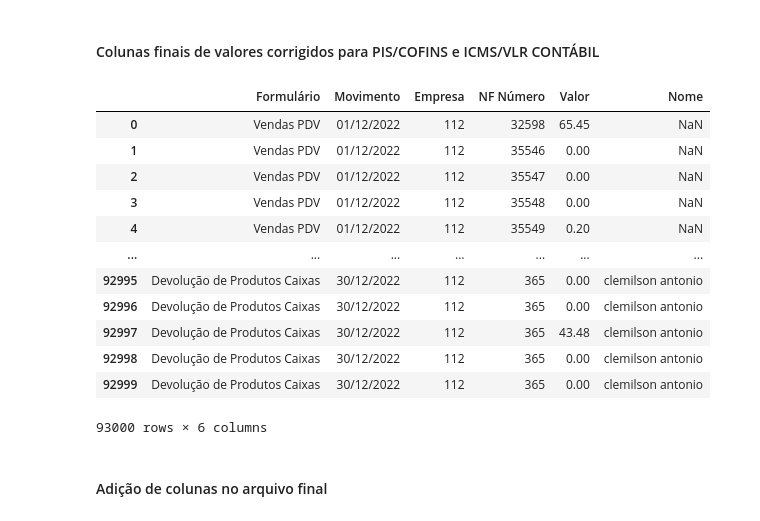
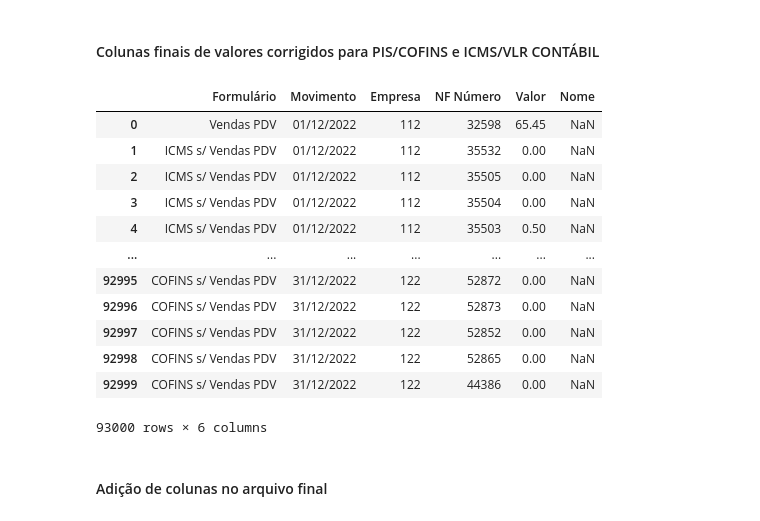
Before and after one commit to mayaram4rtins/compilador-de-arquivos-excel, a Jupyter notebook: compilador-de-arquivos-excel.ipynb, the cells around one changed output. Saved outputs shown, nothing was run; the diff lists cells and outputs as text; code cells hidden in the pictures.

Commit message:
Adição de condições de formulário

```diff
--- a/compilador-de-arquivos-excel.ipynb
+++ b/compilador-de-arquivos-excel.ipynb
@@ -190,6 +190,8 @@ VendasPDV_ICMS_df = SomaVendasPDV_EntradasSaidas_df.loc[SomaVendasPDV_EntradasSa
                                  ["Formulário", "Movimento", "NF Número", "Empresa",
                                   "ICMS Crédito / Débito"]]
 
+VendasPDV_ICMS_df['Formulário'] = VendasPDV_ICMS_df['Formulário'].replace(['Vendas PDV'], 'ICMS s/ Vendas PDV')
+
 Coluna_VendasPDV_ICMS_Renomeada_df = VendasPDV_ICMS_df.rename(columns={'ICMS Crédito / Débito': 'Valor'})
 
 Colunas_Arquivo_Final_ValorContabil_ICMS_df = pd.concat([Coluna_VendasPDV_ValorContábil_Renomeada_df, Coluna_VendasPDV_ICMS_Renomeada_df], ignore_index = True)
@@ -272,6 +288,9 @@ Para construção do arquivo final é necessário renomear as colunas de PIS e C
 VendasPDV_COFINSD_df = SomaVendasPDV_PISCOFINS_df.loc[SomaVendasPDV_PISCOFINS_df['Formulário'] == 'Vendas PDV',
                                  ["Formulário", "Movimento", "NF Número", "Empresa",
                                   "COFINS Débito"]]
+
+VendasPDV_COFINSD_df['Formulário'] = VendasPDV_COFINSD_df['Formulário'].replace(['Vendas PDV'], 'COFINS s/ Vendas PDV')
+
 
 Coluna_VendasPDV_COFINSD_Renomeada_df  = VendasPDV_COFINSD_df.rename(columns={'COFINS Débito': 'Valor'})
 
@@ -279,11 +298,15 @@ VendasPDV_PISD_df = SomaVendasPDV_PISCOFINS_df.loc[SomaVendasPDV_PISCOFINS_df['F
                                  ["Formulário", "Movimento", "NF Número", "Empresa",
                                   "PIS Débito"]]
 
+VendasPDV_PISD_df['Formulário'] = VendasPDV_PISD_df['Formulário'].replace(['Vendas PDV'], 'PIS s/ Vendas PDV')
+
 Coluna_VendasPDV_PISD_Renomeada_df  = VendasPDV_PISD_df.rename(columns={'PIS Débito': 'Valor'})
 
 VendasPDV_COFINSC_df = SomaVendasPDV_PISCOFINS_df.loc[SomaVendasPDV_PISCOFINS_df['Formulário'] == 'Vendas PDV',
                                  ["Formulário", "Movimento", "NF Número", "Empresa",
                                   "COFINS Crédito"]]
+
+VendasPDV_COFINSC_df['Formulário'] = VendasPDV_COFINSC_df['Formulário'].replace(['Vendas PDV'], 'COFINS s/ Vendas PDV')
 
 Coluna_VendasPDV_COFINSC_Renomeada_df  = VendasPDV_COFINSC_df.rename(columns={'COFINS Crédito': 'Valor'})
 
@@ -291,6 +314,8 @@ VendasPDV_PISC_df = SomaVendasPDV_PISCOFINS_df.loc[SomaVendasPDV_PISCOFINS_df['F
                                  ["Formulário", "Movimento", "NF Número", "Empresa",
                                   "PIS Crédito"]]
 
+VendasPDV_PISC_df['Formulário'] = VendasPDV_PISC_df['Formulário'].replace(['Vendas PDV'], 'PIS s/ Vendas PDV')
+
 Coluna_VendasPDV_PISC_Renomeada_df  = VendasPDV_PISC_df.rename(columns={'PIS Crédito': 'Valor'})
 
 Colunas_VendasPDV_PISCOFINS_df = pd.concat([Coluna_VendasPDV_COFINSD_Renomeada_df , Coluna_VendasPDV_PISD_Renomeada_df ,
@@ -368,6 +393,10 @@ OutrosFormularios_ICMS_df = EntradasSaidas_df.loc[EntradasSaidas_df['Formulário
                                  ["Formulário", "Movimento", "Nome", "NF Número", "Empresa",
                                   "ICMS Crédito / Débito"]]
 
+OutrosFormularios_ICMS_df['Formulário'] = OutrosFormularios_ICMS_df['Formulário'].replace(['Digitação de NF de Faturamento'], 'ICMS s/ Digitação de NF de Faturamento')
+OutrosFormularios_ICMS_df['Formulário'] = OutrosFormularios_ICMS_df['Formulário'].replace(['Devolução de Produtos Caixas'], 'ICMS s/ Devolução de Produtos Caixas')
+OutrosFormularios_ICMS_df['Formulário'] = OutrosFormularios_ICMS_df['Formulário'].replace(['Nota Fiscal de Compra e Outras Entradas'], 'ICMS s/ Nota Fiscal de Compra e Outras Entradas')
+
 Coluna_OutrosFormularios_ICMS_Renomeada_df = OutrosFormularios_ICMS_df.rename(columns={'ICMS Crédito / Débito': 'Valor'})
 
 Colunas_OutrosFormularios_ValorContabil_ICMS_df = pd.concat([Coluna_OutrosFormularios_ValorContábil_Renomeada_df,
@@ -452,21 +481,21 @@ arqFinal_OutrosFormularios_df
 #### Colunas finais de valores corrigidos para PIS/COFINS e ICMS/VLR CONTÁBIL
 # %%
 arqFinal_df = pd.concat([arqFinal_VendasPDV_df, arqFinal_OutrosFormularios_df], ignore_index = True)
-# arqFinal_df = arqFinal_df.sort_values(by='Movimento').reset_index(drop = True)
+arqFinal_df = arqFinal_df.sort_values(by='Movimento').reset_index(drop = True)
 arqFinal_df
 # %% [output]
 |  | Formulário | Movimento | Empresa | NF Número | Valor | Nome |
 | 0 | Vendas PDV | 01/12/2022 | 112 | 32598 | 65.45 | NaN |
-| 1 | Vendas PDV | 01/12/2022 | 112 | 35546 | 0.00 | NaN |
-| 2 | Vendas PDV | 01/12/2022 | 112 | 35547 | 0.00 | NaN |
-| 3 | Vendas PDV | 01/12/2022 | 112 | 35548 | 0.00 | NaN |
-| 4 | Vendas PDV | 01/12/2022 | 112 | 35549 | 0.20 | NaN |
+| 1 | ICMS s/ Vendas PDV | 01/12/2022 | 112 | 35532 | 0.00 | NaN |
+| 2 | ICMS s/ Vendas PDV | 01/12/2022 | 112 | 35505 | 0.00 | NaN |
+| 3 | ICMS s/ Vendas PDV | 01/12/2022 | 112 | 35504 | 0.00 | NaN |
+| 4 | ICMS s/ Vendas PDV | 01/12/2022 | 112 | 35503 | 0.50 | NaN |
 | ... | ... | ... | ... | ... | ... | ... |
-| 92995 | Devolução de Produtos Caixas | 30/12/2022 | 112 | 365 | 0.00 | clemilson antonio |
-| 92996 | Devolução de Produtos Caixas | 30/12/2022 | 112 | 365 | 0.00 | clemilson antonio |
-| 92997 | Devolução de Produtos Caixas | 30/12/2022 | 112 | 365 | 43.48 | clemilson antonio |
-| 92998 | Devolução de Produtos Caixas | 30/12/2022 | 112 | 365 | 0.00 | clemilson antonio |
-| 92999 | Devolução de Produtos Caixas | 30/12/2022 | 112 | 365 | 0.00 | clemilson antonio |
+| 92995 | COFINS s/ Vendas PDV | 31/12/2022 | 122 | 52872 | 0.00 | NaN |
+| 92996 | COFINS s/ Vendas PDV | 31/12/2022 | 122 | 52873 | 0.00 | NaN |
+| 92997 | COFINS s/ Vendas PDV | 31/12/2022 | 122 | 52852 | 0.00 | NaN |
+| 92998 | COFINS s/ Vendas PDV | 31/12/2022 | 122 | 52865 | 0.00 | NaN |
+| 92999 | COFINS s/ Vendas PDV | 31/12/2022 | 122 | 44386 | 0.00 | NaN |
 93000 rows × 6 columns
 # %% [markdown]
 #### Adição de colunas no arquivo final
```
Also changed, not shown: parts of 15 cells of this notebook, 1 other file.
